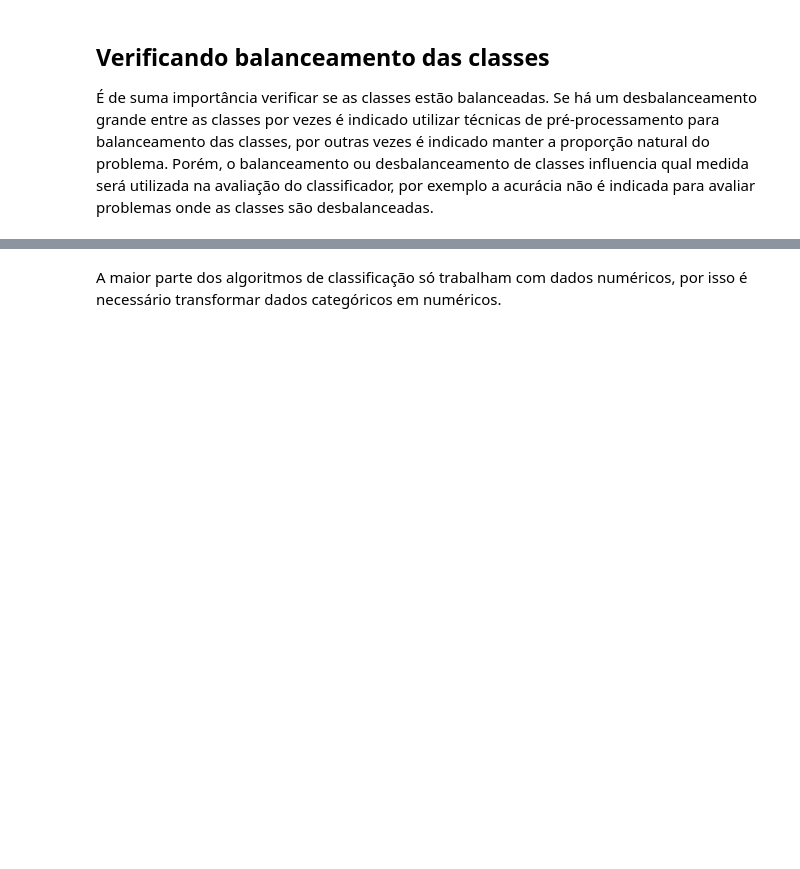
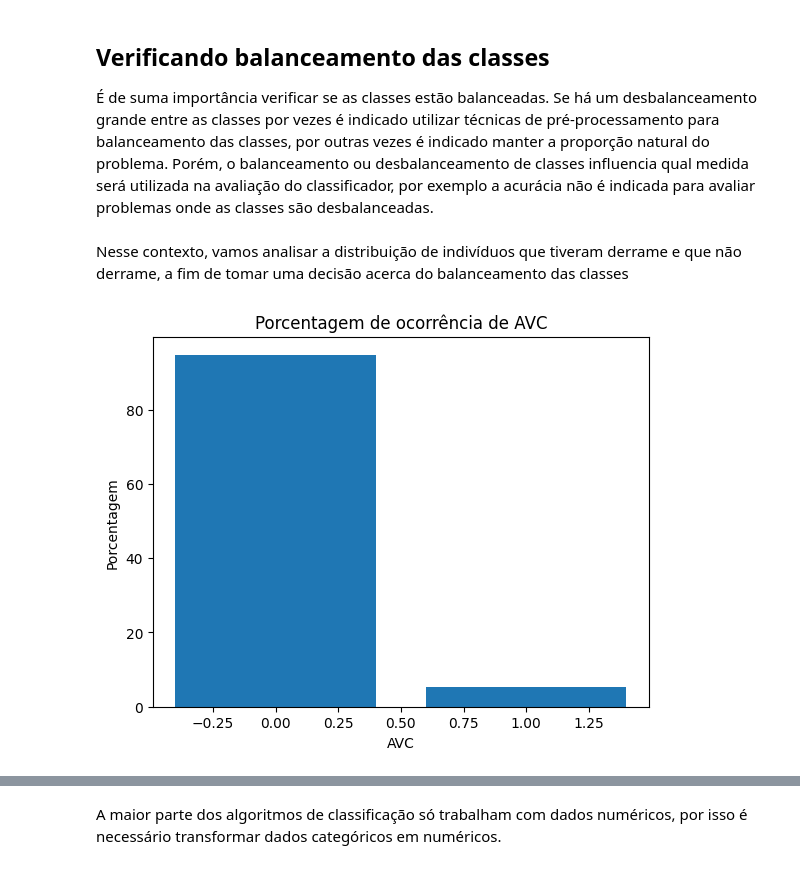
Before and after one commit to joelcoelho29/SCC0530-Projeto-de-Aprendizado-de-Maquina, a Jupyter notebook: src/notebook/main.ipynb, the cells around one changed output, grey strips where cells are left out. Drawn from its saved outputs; the diff is of its cells as text; code cells hidden in the pictures; blank space fills up the shorter version.

Commit message:
added classes balancing section

```diff
--- a/src/notebook/main.ipynb
+++ b/src/notebook/main.ipynb
@@ -90,0 +90,17 @@ dataset
+# %% [markdown]
+Nesse contexto, vamos analisar a distribuição de indivíduos que tiveram derrame e que não derrame, a fim de tomar uma decisão acerca do balanceamento das classes
+# %%
+stroke_count = dataset["stroke"].value_counts()
+percentage = stroke_count / len(dataset) * 100
+
+stroke_count
+
+plt.bar(percentage.index, percentage.values)
+plt.xlabel('AVC')
+plt.ylabel('Porcentagem')
+
+plt.title('Porcentagem de ocorrência de AVC')
+
+plt.show()
+# %% [output]
+[figure, added]
```
Also changed, not shown: parts of 10 cells of this notebook.
